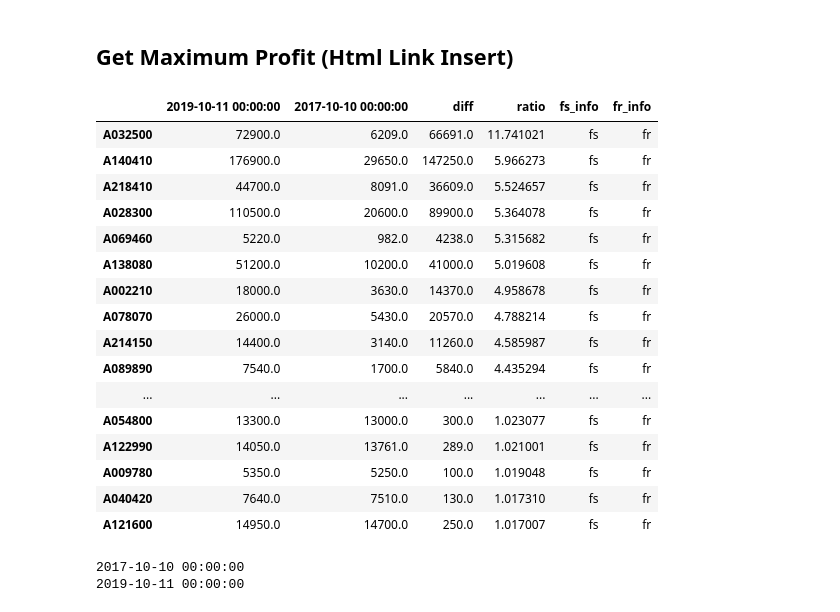
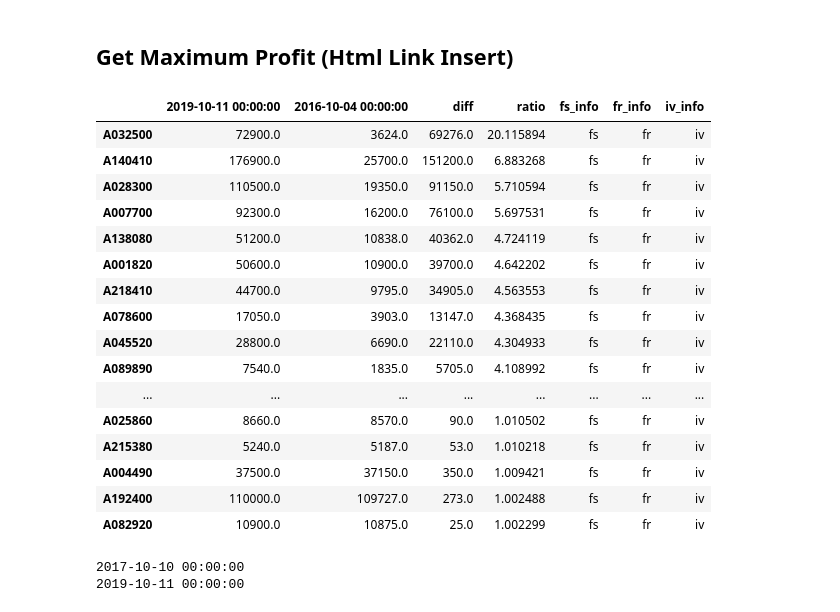
Before and after one commit to neosuperprogrammer/Quant, a Jupyter notebook: neo_quant_backtest.ipynb, the cells around one changed output. Drawn from its saved outputs; the diff is of its cells as text; code cells hidden in the pictures.

```diff
--- a/neo_quant_backtest.ipynb
+++ b/neo_quant_backtest.ipynb
@@ -648,42 +650,42 @@ from IPython.display import HTML
 pd.set_option('display.max_colwidth', -1)
 # %%
 last_price = price_df.iloc[-1]
-first_price = price_df['2017/10'].iloc[0]
+first_price = price_df['2016/10'].iloc[0]
 price_diff_df = pd.DataFrame({last_price.name:last_price, first_price.name:first_price})
 price_diff_df.index = 'A' + price_diff_df.index
 price_diff_df['diff'] = price_diff_df[last_price.name] - price_diff_df[first_price.name]
 price_diff_df = price_diff_df[price_diff_df[last_price.name] > 5000]
 price_diff_df = price_diff_df[price_diff_df['diff'] > 0]
 # price_diff_df['ratio'] = price_diff_df['diff'] / price_diff_df[first_price.name]
 price_diff_df['ratio'] = price_diff_df[last_price.name] / price_diff_df[first_price.name]
 price_diff_df = price_diff_df.sort_values(by='ratio', ascending=False)
 # price_diff_df = add_company_info(price_diff_df, companies)
 # price_diff_df = get_kospi_list(price_diff_df)
 price_diff_df['fs_info'] = price_diff_df.index
 price_diff_df['fs_info'] = price_diff_df['fs_info'].apply(lambda x: '<a href="https://comp.fnguide.com/SVO2/asp/SVD_Finance.asp?pGB=1&cID=&MenuYn=Y&ReportGB=D&NewMenuID=103&stkGb=701&gicode={0}" target="_blank">fs</a>'.format(x))
 price_diff_df['fr_info'] = price_diff_df.index
 price_diff_df['fr_info'] = price_diff_df['fr_info'].apply(lambda x: '<a href="https://comp.fnguide.com/SVO2/asp/SVD_FinanceRatio.asp?pGB=1&cID=&MenuYn=Y&ReportGB=D&NewMenuID=104&stkGb=701&gicode={0}" target="_blank">fr</a>'.format(x))
 price_diff_df['iv_info'] = price_diff_df.index
 price_diff_df['iv_info'] = price_diff_df['iv_info'].apply(lambda x: '<a href="https://comp.fnguide.com/SVO2/asp/SVD_Invest.asp?pGB=1&cID=&MenuYn=Y&ReportGB=D&NewMenuID=105&stkGb=701&gicode={0}" target="_blank">iv</a>'.format(x))
 HTML(price_diff_df.to_html(escape=False))
 # %% [output]
-|  | 2019-10-11 00:00:00 | 2017-10-10 00:00:00 | diff | ratio | fs_info | fr_info |
-| A032500 | 72900.0 | 6209.0 | 66691.0 | 11.741021 | fs | fr |
-| A140410 | 176900.0 | 29650.0 | 147250.0 | 5.966273 | fs | fr |
-| A218410 | 44700.0 | 8091.0 | 36609.0 | 5.524657 | fs | fr |
-| A028300 | 110500.0 | 20600.0 | 89900.0 | 5.364078 | fs | fr |
-| A069460 | 5220.0 | 982.0 | 4238.0 | 5.315682 | fs | fr |
-| A138080 | 51200.0 | 10200.0 | 41000.0 | 5.019608 | fs | fr |
-| A002210 | 18000.0 | 3630.0 | 14370.0 | 4.958678 | fs | fr |
-| A078070 | 26000.0 | 5430.0 | 20570.0 | 4.788214 | fs | fr |
-| A214150 | 14400.0 | 3140.0 | 11260.0 | 4.585987 | fs | fr |
-| A089890 | 7540.0 | 1700.0 | 5840.0 | 4.435294 | fs | fr |
-| ... | ... | ... | ... | ... | ... | ... |
-| A054800 | 13300.0 | 13000.0 | 300.0 | 1.023077 | fs | fr |
-| A122990 | 14050.0 | 13761.0 | 289.0 | 1.021001 | fs | fr |
-| A009780 | 5350.0 | 5250.0 | 100.0 | 1.019048 | fs | fr |
-| A040420 | 7640.0 | 7510.0 | 130.0 | 1.017310 | fs | fr |
-| A121600 | 14950.0 | 14700.0 | 250.0 | 1.017007 | fs | fr |
+|  | 2019-10-11 00:00:00 | 2016-10-04 00:00:00 | diff | ratio | fs_info | fr_info | iv_info |
+| A032500 | 72900.0 | 3624.0 | 69276.0 | 20.115894 | fs | fr | iv |
+| A140410 | 176900.0 | 25700.0 | 151200.0 | 6.883268 | fs | fr | iv |
+| A028300 | 110500.0 | 19350.0 | 91150.0 | 5.710594 | fs | fr | iv |
+| A007700 | 92300.0 | 16200.0 | 76100.0 | 5.697531 | fs | fr | iv |
+| A138080 | 51200.0 | 10838.0 | 40362.0 | 4.724119 | fs | fr | iv |
+| A001820 | 50600.0 | 10900.0 | 39700.0 | 4.642202 | fs | fr | iv |
+| A218410 | 44700.0 | 9795.0 | 34905.0 | 4.563553 | fs | fr | iv |
+| A078600 | 17050.0 | 3903.0 | 13147.0 | 4.368435 | fs | fr | iv |
+| A045520 | 28800.0 | 6690.0 | 22110.0 | 4.304933 | fs | fr | iv |
+| A089890 | 7540.0 | 1835.0 | 5705.0 | 4.108992 | fs | fr | iv |
+| ... | ... | ... | ... | ... | ... | ... | ... |
+| A025860 | 8660.0 | 8570.0 | 90.0 | 1.010502 | fs | fr | iv |
+| A215380 | 5240.0 | 5187.0 | 53.0 | 1.010218 | fs | fr | iv |
+| A004490 | 37500.0 | 37150.0 | 350.0 | 1.009421 | fs | fr | iv |
+| A192400 | 110000.0 | 109727.0 | 273.0 | 1.002488 | fs | fr | iv |
+| A082920 | 10900.0 | 10875.0 | 25.0 | 1.002299 | fs | fr | iv |
 # %%
 start_date = first_price.name
 end_date =  last_price.name
```
Also changed, not shown: parts of 1 cell of this notebook, 4 other files.
